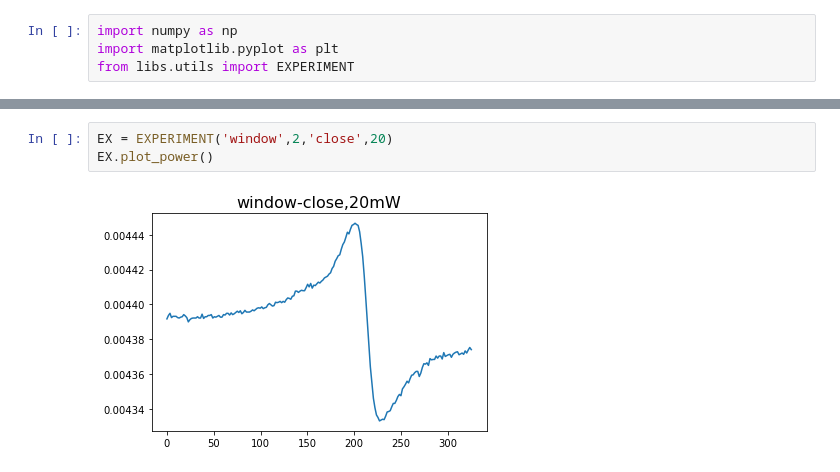
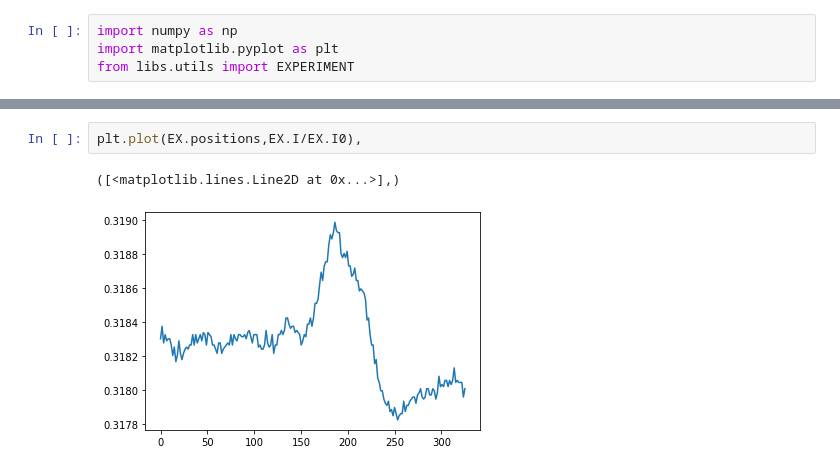
Before and after one commit to LeanderReascos/Photonics_II, a Jupyter notebook: PL1/visualization.ipynb, the cells around one changed output, grey strips where cells are left out. Drawn from its saved outputs; the diff is of its cells as text.

```diff
--- a/PL1/visualization.ipynb
+++ b/PL1/visualization.ipynb
@@ -10,5 +10,5 @@ EX.plot_power()
-# %%
-EX = EXPERIMENT('window',2,'close',20)
-EX.plot_power()
-# %% [output]
-[figure, removed]
+# %%
+plt.plot(EX.positions,EX.I/EX.I0),
+# %% [output]
+([<matplotlib.lines.Line2D at 0x...>],)
+[figure, added]
```
Also changed, not shown: parts of 1 cell of this notebook, 1 other file.
